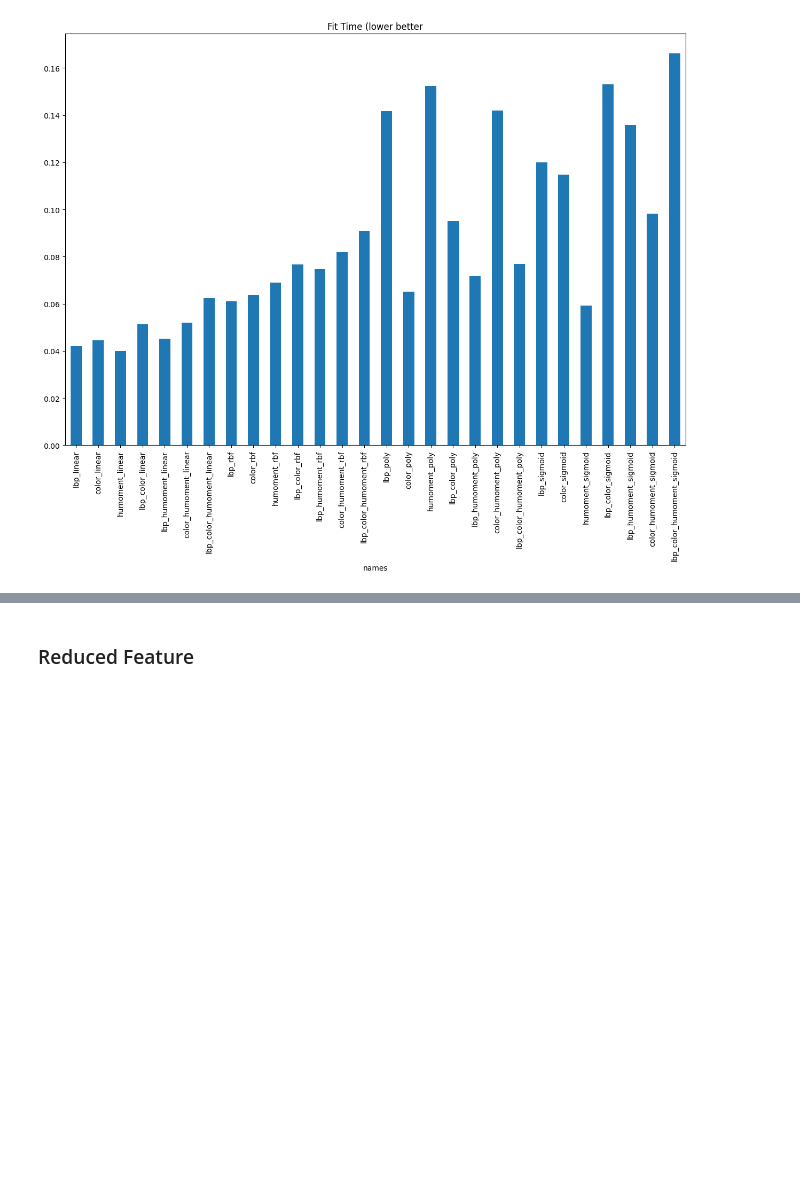
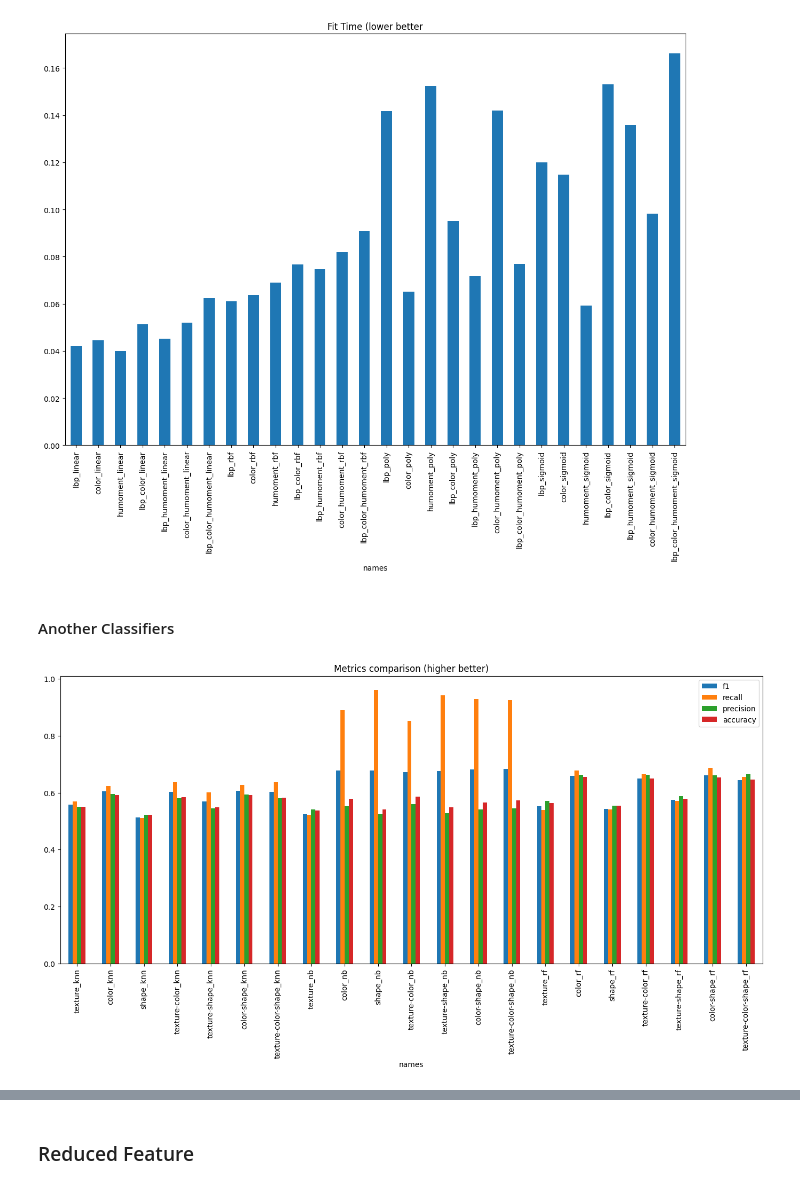
Before and after one commit to zeerafle/oil-palm-stem, a Jupyter notebook: disease_detection.ipynb, the cells around one changed output, grey strips where cells are left out. Saved outputs shown, nothing was run; the diff lists cells and outputs as text; code cells hidden in the pictures; blank space fills up the shorter version.

Commit message:
add classification using another classifier

```diff
--- a/disease_detection.ipynb
+++ b/disease_detection.ipynb
@@ -498,6 +502,7 @@ import re
 # %%
 kernels = ['linear', 'rbf', 'poly', 'sigmoid']
 metrics = ['f1', 'recall', 'precision', 'accuracy']
+classifiers = ['knn', 'nb', 'rf']
 # %%
 def classify_with_svm(X: np.ndarray, y: np.ndarray, kernel: str, scoring=metrics):
     pipe = Pipeline([
@@ -527 +542,41 @@ os.mkdir('result')
+# %%
+def train_combination(all_classifiers, all_feat_comb, features, feature_df, y, comparison_df, fancy_df, use_svm=True):
+    classifiers_map = {'knn': KNeighborsClassifier(3),
+                       'nb': GaussianNB(),
+                       'rf': RandomForestClassifier()}
+
+    for classifier in all_classifiers:
+        for feature in all_feat_comb:
+            if not isinstance(feature, str):
+                feat_col_name = []
+                name = []
+                for i in range(len(feature)):
+                    feat_col_name += features[feature[i]]
+                    name.append(feature[i])
+                name = '-'.join(name)
+            else:
+                feat_col_name = features[feature]
+                name = feature
+            X = feature_df.loc[:, feat_col_name]
+            # print(name)
+            # print(X.columns, classifier)
+            if use_svm:
+                result = classify_with_svm(X, y, kernel=classifier)
+            else:
+                result = classify(X, y, classifiers_map[classifier], scoring=metrics)
+
+            comparison_df.loc[len(comparison_df.index)] = [
+                f'{name}_{classifier}',
+                result['fit_time'].mean(),
+                result['test_f1'].mean(),
+                result['test_recall'].mean(),
+                result['test_precision'].mean(),
+                result['test_accuracy'].mean()
+            ]
+            fancy_df.loc[classifier, name] = [result['test_f1'].mean(),
+                                              result['test_recall'].mean(),
+                                              result['test_precision'].mean(),
+                                              result['test_accuracy'].mean()]
+
+    return comparison_df, fancy_df
 # %%
@@ -598,3 +636,9 @@ proc_img_compare_df.set_index('names').iloc[:, 0].plot.bar(figsize=(15, 10), tit
 # %% [output]
 <Axes: title={'center': 'Fit Time (lower better'}, xlabel='names'>
 [figure]
+# %% [markdown]
+#### Another Classifiers
+# %%
+orig_img_classifier_compare_df = compare_combined_feature('orig_img_feature.csv', use_svm=False, classifiers_or_kernels=classifiers)
+# %% [output]
+[figure, added]
```
Also changed, not shown: parts of 17 cells of this notebook, 17 other files.
